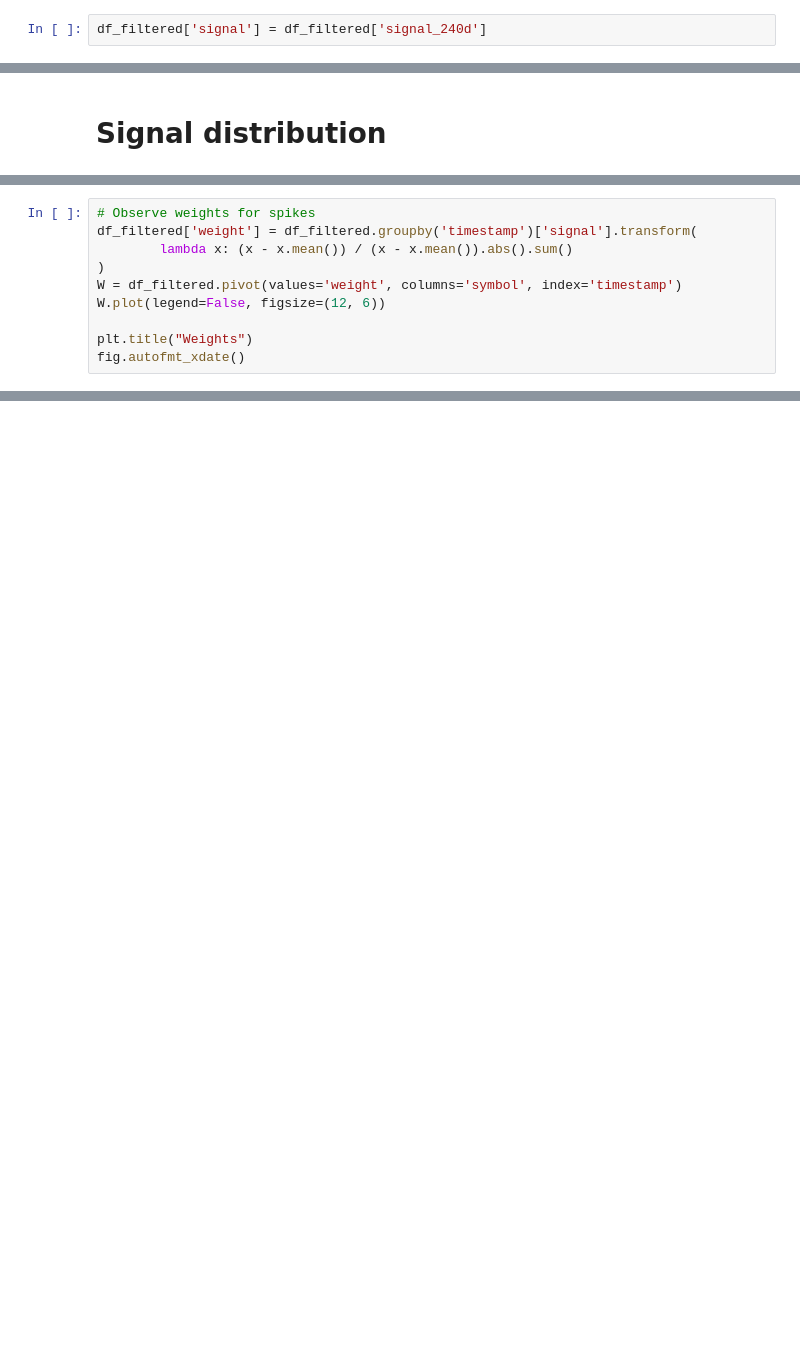
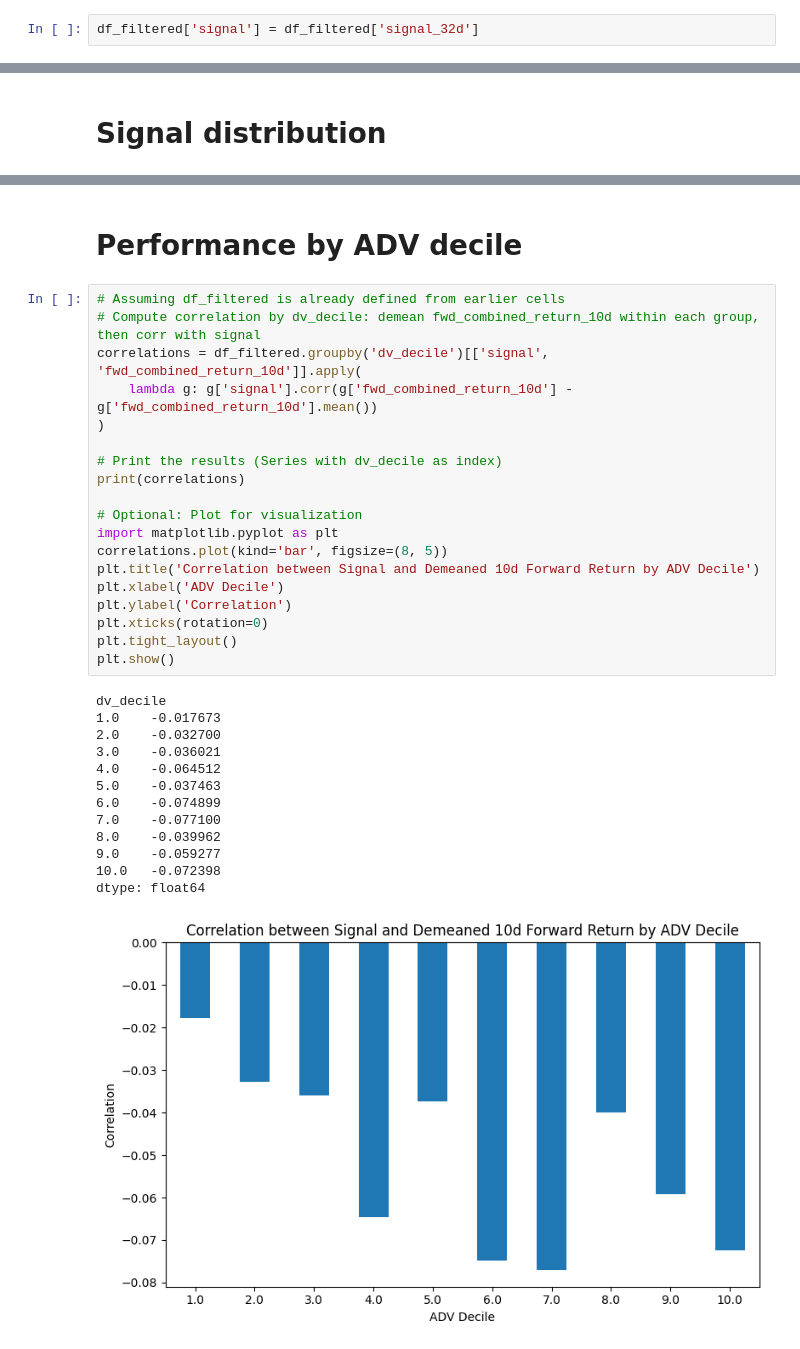
Before and after one commit to engineswap/strategy_manager, a Jupyter notebook: research.ipynb, the cells around one changed output, grey strips where cells are left out. Saved outputs shown, nothing was run; the diff lists cells and outputs as text; blank space fills up the shorter version.

```diff
--- a/research.ipynb
+++ b/research.ipynb
@@ -545,7 +324,7 @@ plt.show()
 # %% [markdown]
 # Signal Selection
 # %%
-df_filtered['signal'] = df_filtered['signal_240d']
+df_filtered['signal'] = df_filtered['signal_32d']
 # %% [markdown]
 Holding-period estimator ``H = 1/avg_turnover`` assumes ``GMV = 1``.
 # %%
@@ -1043,10 +392,0 @@ Return mean: 0.062%
-# %%
-# Observe weights for spikes
-df_filtered['weight'] = df_filtered.groupby('timestamp')['signal'].transform(
-		lambda x: (x - x.mean()) / (x - x.mean()).abs().sum()
-)
-W = df_filtered.pivot(values='weight', columns='symbol', index='timestamp')
-W.plot(legend=False, figsize=(12, 6))
-
-plt.title("Weights")
-fig.autofmt_xdate()
@@ -1303,0 +393,35 @@ plt.show()
+# %% [markdown]
+# Performance by ADV decile
+# %%
+# Assuming df_filtered is already defined from earlier cells
+# Compute correlation by dv_decile: demean fwd_combined_return_10d within each group, then corr with signal
+correlations = df_filtered.groupby('dv_decile')[['signal', 'fwd_combined_return_10d']].apply(
+    lambda g: g['signal'].corr(g['fwd_combined_return_10d'] - g['fwd_combined_return_10d'].mean())
+)
+
+# Print the results (Series with dv_decile as index)
+print(correlations)
+
+# Optional: Plot for visualization
+import matplotlib.pyplot as plt
+correlations.plot(kind='bar', figsize=(8, 5))
+plt.title('Correlation between Signal and Demeaned 10d Forward Return by ADV Decile')
+plt.xlabel('ADV Decile')
+plt.ylabel('Correlation')
+plt.xticks(rotation=0)
+plt.tight_layout()
+plt.show()
+# %% [output]
+dv_decile
+1.0    -0.017673
+2.0    -0.032700
+3.0    -0.036021
+4.0    -0.064512
+5.0    -0.037463
+6.0    -0.074899
+7.0    -0.077100
+8.0    -0.039962
+9.0    -0.059277
+10.0   -0.072398
+dtype: float64
+[figure, added]
```
Also changed, not shown: parts of 54 cells of this notebook, 4 other files.
